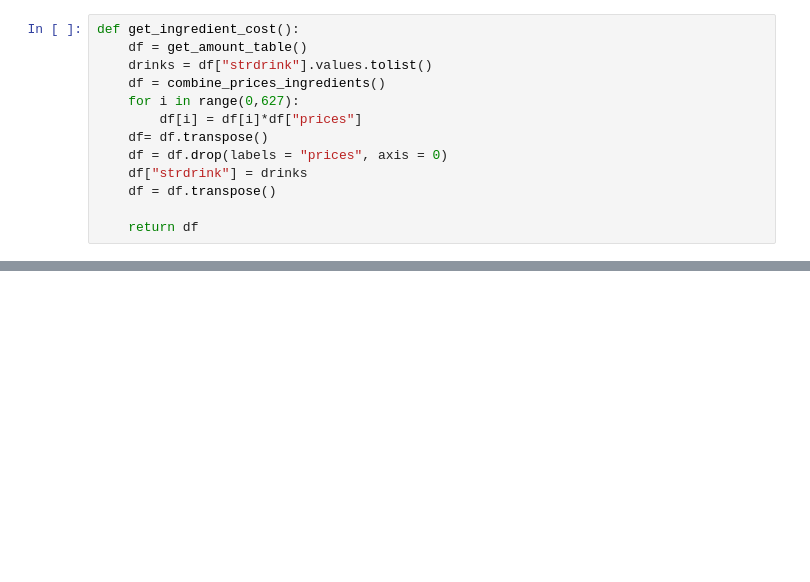
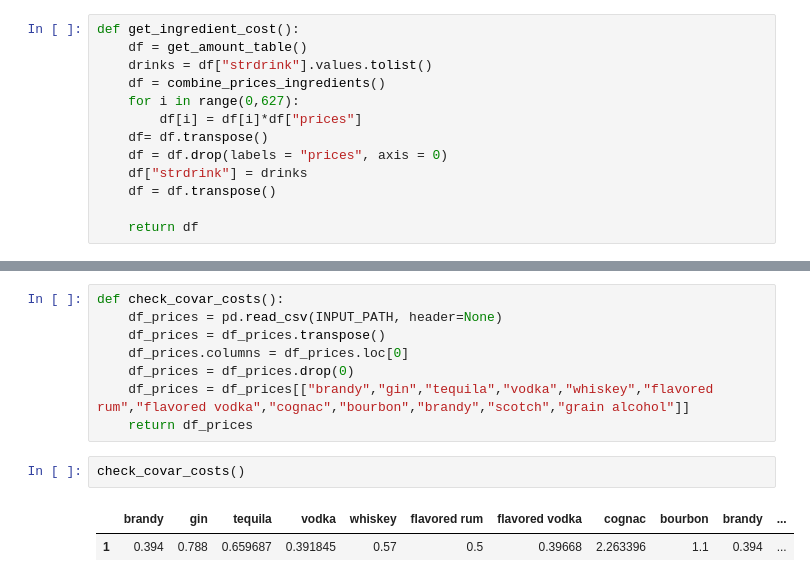
Before and after one commit to ElliottMetzler/the-manhattan-project, a Jupyter notebook: code/drink_costs.ipynb, the cells around one changed output, grey strips where cells are left out. Drawn from its saved outputs; the diff is of its cells as text; blank space fills up the shorter version.

```diff
--- a/code/drink_costs.ipynb
+++ b/code/drink_costs.ipynb
@@ -154,0 +180,13 @@ NameError: name 'df' is not defined
+# %%
+def check_covar_costs():
+    df_prices = pd.read_csv(INPUT_PATH, header=None)
+    df_prices = df_prices.transpose()
+    df_prices.columns = df_prices.loc[0]
+    df_prices = df_prices.drop(0)
+    df_prices = df_prices[["brandy","gin","tequila","vodka","whiskey","flavored rum","flavored vodka","cognac","bourbon","brandy","scotch","grain alcohol"]]
+    return df_prices
+# %%
+check_covar_costs()
+# %% [output]
+|  | brandy | gin | tequila | vodka | whiskey | flavored rum | flavored vodka | cognac | bourbon | brandy | ... |
+| 1 | 0.394 | 0.788 | 0.659687 | 0.391845 | 0.57 | 0.5 | 0.39668 | 2.263396 | 1.1 | 0.394 | ... |
```
Also changed, not shown: parts of 17 cells of this notebook.
